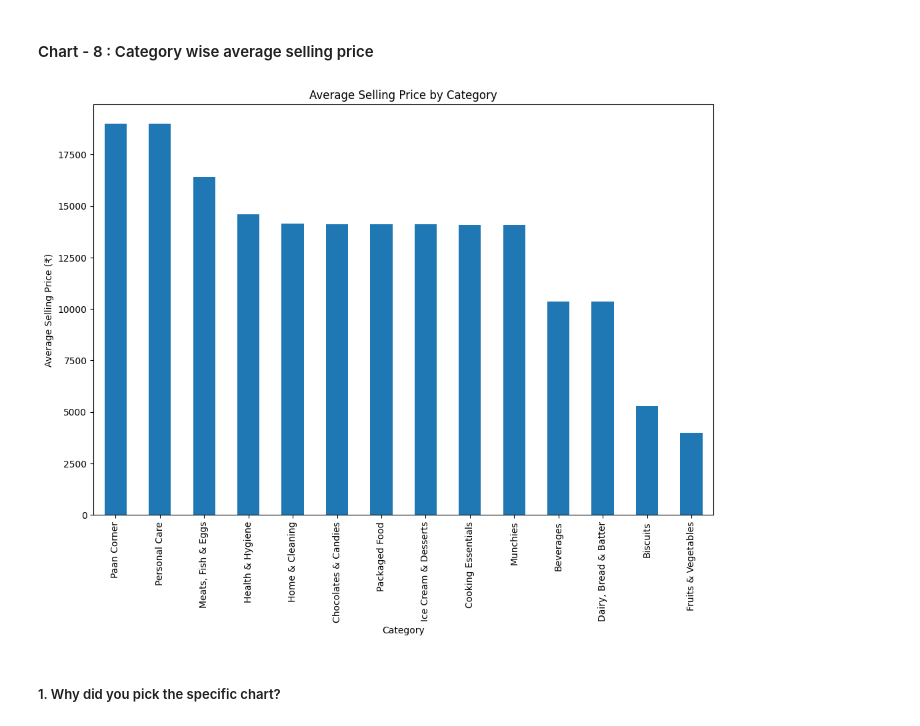
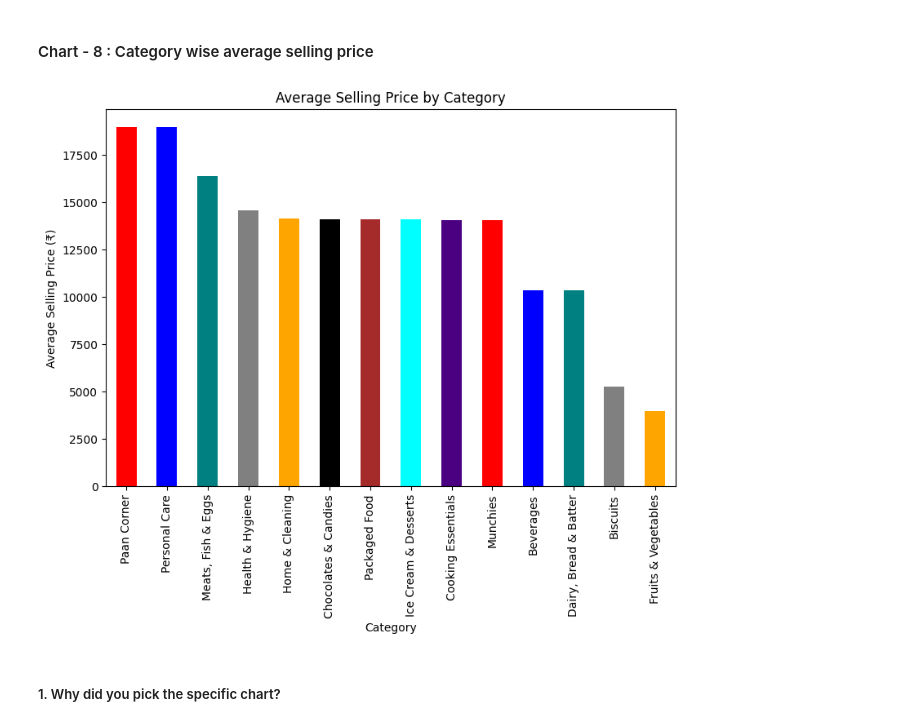
Before and after one commit to Pranav-Codes-Git/ZEPTo, a Jupyter notebook: Sample_EDA_Submission_Template.ipynb, the cells around one changed output. Saved outputs shown, nothing was run; the diff lists cells and outputs as text; code cells hidden in the pictures.

```diff
--- a/Sample_EDA_Submission_Template.ipynb
+++ b/Sample_EDA_Submission_Template.ipynb
@@ -269,9 +269,9 @@ The overall summary of data using the columns and describe method.
 #### Chart - 1 : Distribution of Products Across Categories
 # %%
 # Chart - 1 visualization code
-plt.figure(figsize=(12,8))
-df_2['Category'].value_counts().plot(kind='bar')
-
+plt.figure(figsize=(9,6))
+c=['red','blue','teal','grey','orange','black','brown','cyan','indigo']
+df_2['Category'].value_counts().plot(kind='bar',color=c)
 plt.title('Number of Products in Each Category')
 plt.xlabel('Category')
 plt.ylabel('Number of Products')
@@ -513,16 +513,16 @@ Too much discount without proper planning can mess up cost economy for that prod
 # %%
 # Chart - 8 visualization code
 avg_price = df_2.groupby('Category')['discountedSellingPrice'].mean().sort_values(ascending=False)
-plt.figure(figsize=(12,8))
-avg_price.plot(kind='bar')
+plt.figure(figsize=(9,6))
+avg_price.plot(kind='bar',color=c)
 
 plt.title('Average Selling Price by Category')
 plt.xlabel('Category')
 plt.ylabel('Average Selling Price (₹)')
 plt.xticks(rotation=90)
 plt.show()
 # %% [output]
-[figure, old version]
+[figure, new version]
 # %% [markdown]
 ##### 1. Why did you pick the specific chart?
 # %% [markdown]
```
Also changed, not shown: parts of 9 cells of this notebook.
